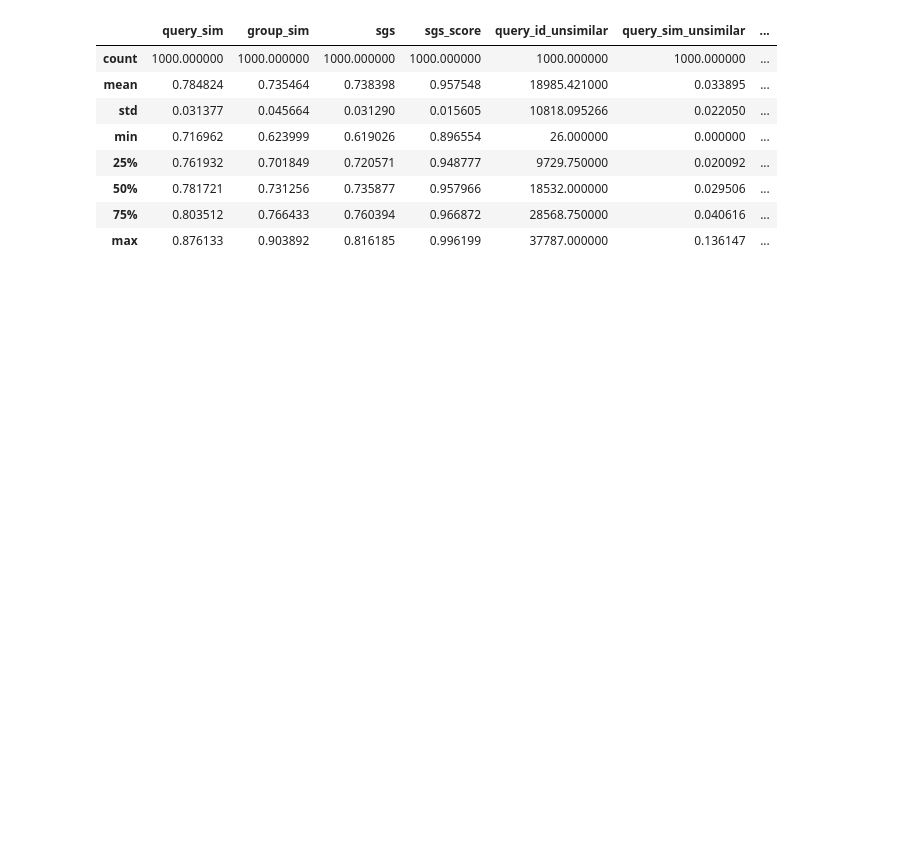
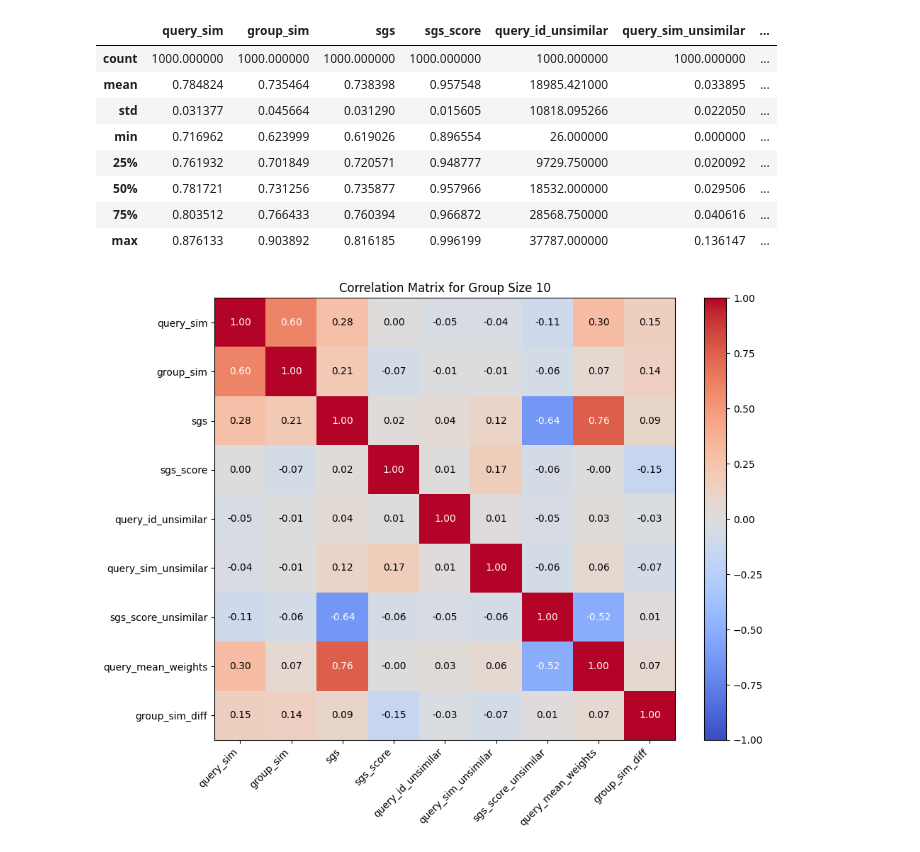
Before and after one commit to Knerten0815/master-thesis-code, a Jupyter notebook: group_similarity-similar_groups_unsimilar_query.ipynb, the cells around one changed output. Drawn from its saved outputs; the diff is of its cells as text; code cells hidden in the pictures; blank space fills up the shorter version.

```diff
--- a/group_similarity-similar_groups_unsimilar_query.ipynb
+++ b/group_similarity-similar_groups_unsimilar_query.ipynb
@@ -35,7 +35,7 @@ from ms_chemical_space_explorer.similarity_maps import get_similarity_map_weight
 path = os.path.join( "data", "datasets", FILENAME + ".csv")
 fingerprints_file = os.path.join("data", "group_similarity", f"{FILENAME}_fingerprints_morgan{MORGAN_RADIUS}_{FINGERPRINT_BITS}bits.npy")
 sim_matrix_file = os.path.join("data", "group_similarity", f"{FILENAME}_ruzicka_similarities_morgan{MORGAN_RADIUS}_{FINGERPRINT_BITS}bits.npy")
-df_file = os.path.join("data", "group_similarity", "benchmarks", f"{FILENAME}_benchmark_num_queries{NUM_QUERIES}_random{int(RANDOM_SELECT)}_size{GROUP_SIZE}_range{SIMILARITY_RANGE}_no_overlap{int(NO_OVERLAP)}_seed{SEED}_morgan{MORGAN_RADIUS}_{FINGERPRINT_BITS}bits.csv")
+df_file = os.path.join("data", "group_similarity", "benchmarks", "backup", f"{FILENAME}_benchmark_num_queries{NUM_QUERIES}_random{int(RANDOM_SELECT)}_size{GROUP_SIZE}_range{SIMILARITY_RANGE}_no_overlap{int(NO_OVERLAP)}_seed{SEED}_morgan{MORGAN_RADIUS}_{FINGERPRINT_BITS}bits.csv")
 
 if FILENAME == "compounds_ms2structures":
     mol_supplier = SmilesMolSupplier(path, delimiter=',', titleLine=True, smilesColumn=1, nameColumn=0)
@@ -207,3 +229,6 @@ Benchmark found! Loaded benchmark for 1000 queries.
+# %%
+analogue_df = pd.read_csv(df_file, index_col=0)
+analogue_df["analogue_ids"] = analogue_df["analogue_ids"].apply(str_to_list_of_ints)
 # %%
 analogue_df
 # %% [output]
@@ -299,3 +360,33 @@ analogue_df.describe()
 | 50% | 0.781721 | 0.731256 | 0.735877 | 0.957966 | 18532.000000 | 0.029506 | ... |
 | 75% | 0.803512 | 0.766433 | 0.760394 | 0.966872 | 28568.750000 | 0.040616 | ... |
 | max | 0.876133 | 0.903892 | 0.816185 | 0.996199 | 37787.000000 | 0.136147 | ... |
+# %%
+import matplotlib.pyplot as plt
+
+# Create correlation matrix heatmap without seaborn
+fig, ax = plt.subplots(figsize=(10, 8))
+corr_matrix = analogue_df.drop(columns=["analogue_ids"]).corr()
+
+# Create heatmap using matplotlib
+im = ax.imshow(corr_matrix, cmap='coolwarm', aspect='auto', vmin=-1, vmax=1)
+
+# Add colorbar
+plt.colorbar(im)
+
+# Set ticks and labels
+ax.set_xticks(range(len(corr_matrix.columns)))
+ax.set_yticks(range(len(corr_matrix.index)))
+ax.set_xticklabels(corr_matrix.columns, rotation=45, ha='right')
+ax.set_yticklabels(corr_matrix.index)
+
+# Add correlation values as text
+for i in range(len(corr_matrix.index)):
+    for j in range(len(corr_matrix.columns)):
+        text = ax.text(j, i, f'{corr_matrix.iloc[i, j]:.2f}',
+                      ha="center", va="center", color="black" if abs(corr_matrix.iloc[i, j]) < 0.5 else "white")
+
+plt.title(f"Correlation Matrix for Group Size {df_id + 2}")
+plt.tight_layout()
+plt.show()
+# %% [output]
+[figure, added]
```
Also changed, not shown: parts of 8 cells of this notebook, 3 other files.
